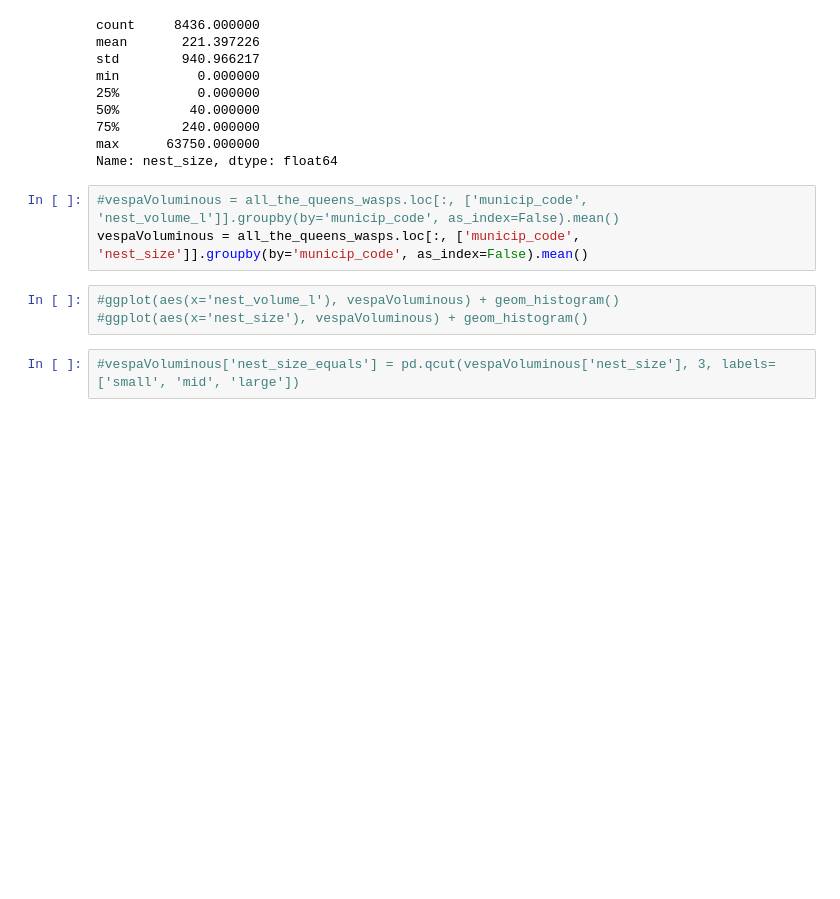
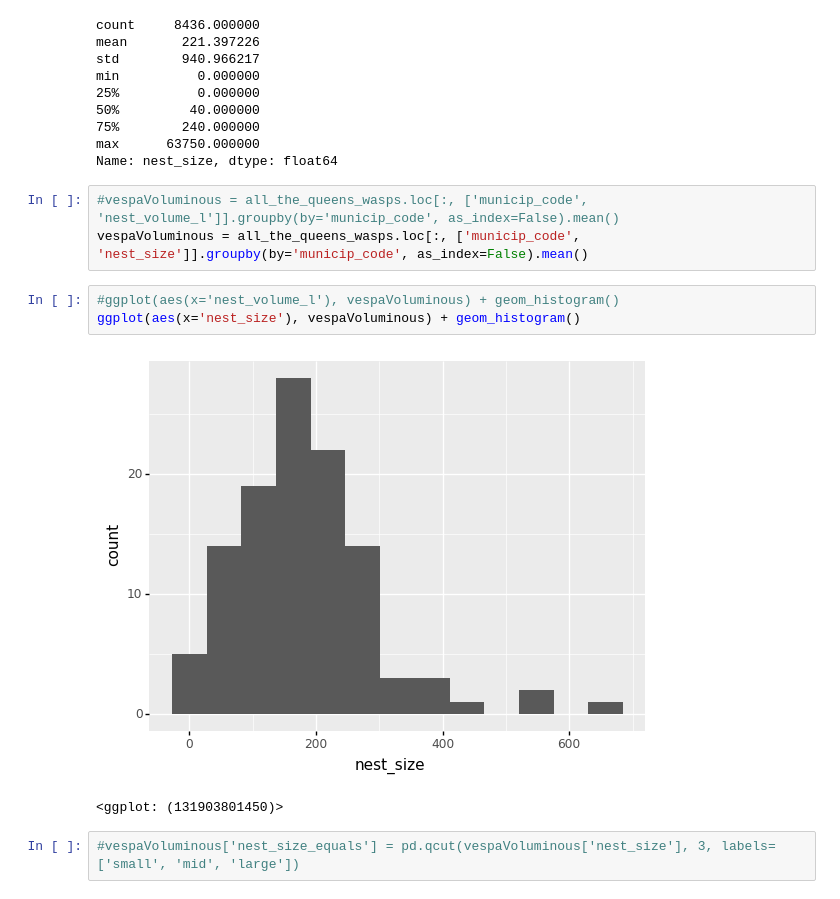
Before and after one commit to IEwaspbusters/KopuruVespaCompetitionIE, a Jupyter notebook: Competition_subs/2021-06-09_submit FINAL/feeder_months/workerbee03_NESTS.ipynb, the cells around one changed output. Cells and saved outputs as stored; diff of their text form; blank space fills up the shorter version.

Commit message:
Minor adjustments to NESTs

```diff
--- a/Competition_subs/2021-06-09_submit FINAL/feeder_months/workerbee03_NESTS.ipynb
+++ b/Competition_subs/2021-06-09_submit FINAL/feeder_months/workerbee03_NESTS.ipynb
@@ -261,7 +261,10 @@ Name: nest_size, dtype: float64
 vespaVoluminous = all_the_queens_wasps.loc[:, ['municip_code', 'nest_size']].groupby(by='municip_code', as_index=False).mean()
 # %%
 #ggplot(aes(x='nest_volume_l'), vespaVoluminous) + geom_histogram()
-#ggplot(aes(x='nest_size'), vespaVoluminous) + geom_histogram()
+ggplot(aes(x='nest_size'), vespaVoluminous) + geom_histogram()
+# %% [output]
+[figure, added]
+<ggplot: (131903801450)>
 # %%
 #vespaVoluminous['nest_size_equals'] = pd.qcut(vespaVoluminous['nest_size'], 3, labels=['small', 'mid', 'large'])
 # %%
```
Also changed, not shown: parts of 19 cells of this notebook, 3 other files.
